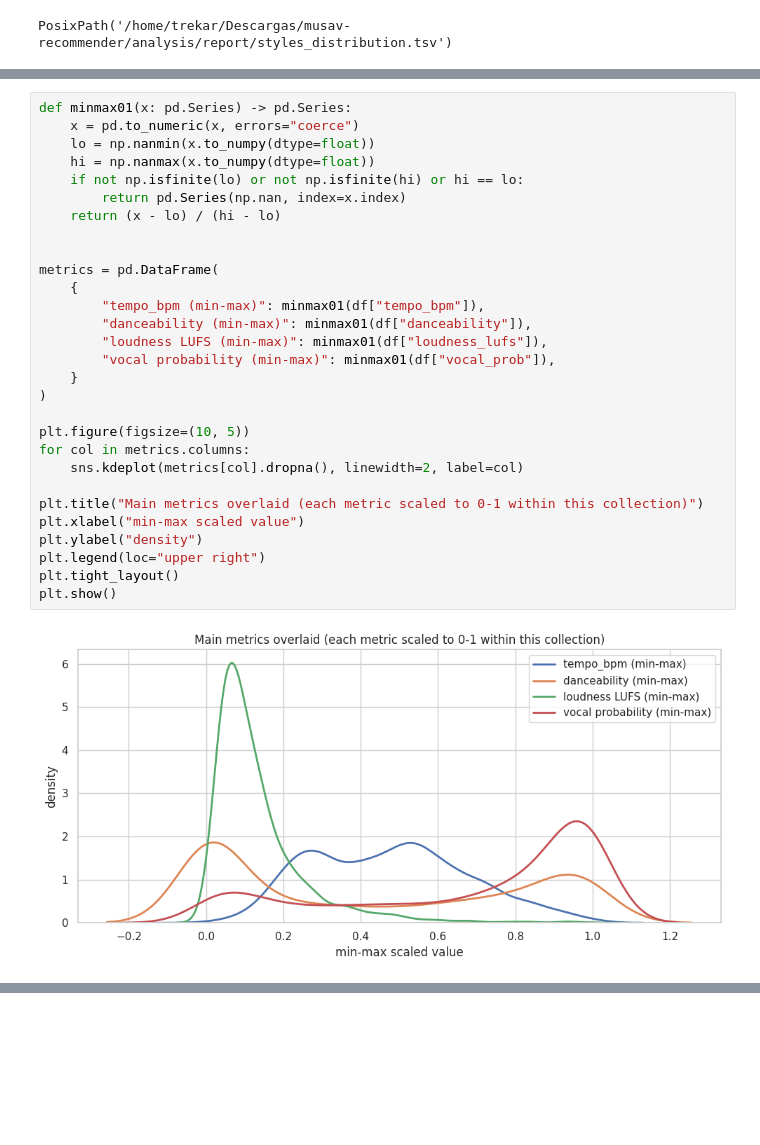
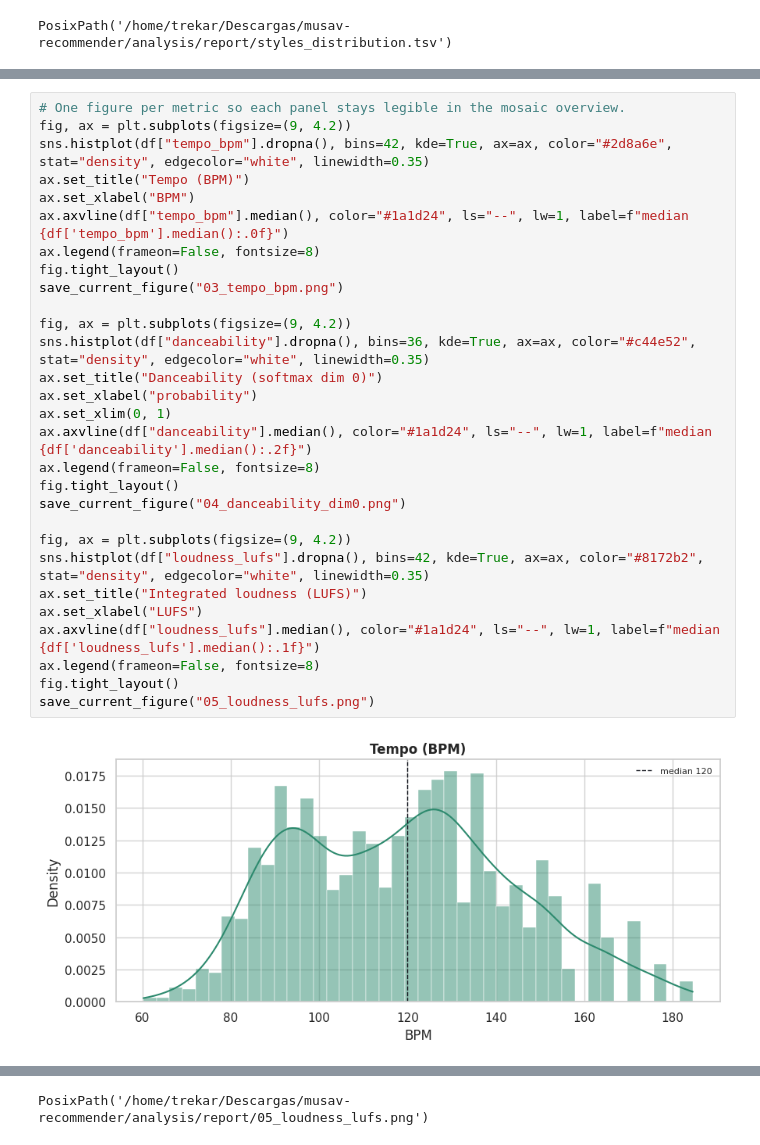
Before and after one commit to trekar99/musav-recommender, a Jupyter notebook: notebooks/music_collection_overview.ipynb, the cells around one changed output, grey strips where cells are left out. Drawn from its saved outputs; the diff is of its cells as text; blank space fills up the shorter version.

Commit message:
fix: notebook errors + descriptors file finished + streamlit UI upgrade

```diff
--- a/notebooks/music_collection_overview.ipynb
+++ b/notebooks/music_collection_overview.ipynb
@@ -220,31 +194,31 @@ agreement_pct
-# %%
-def minmax01(x: pd.Series) -> pd.Series:
-    x = pd.to_numeric(x, errors="coerce")
-    lo = np.nanmin(x.to_numpy(dtype=float))
-    hi = np.nanmax(x.to_numpy(dtype=float))
-    if not np.isfinite(lo) or not np.isfinite(hi) or hi == lo:
-        return pd.Series(np.nan, index=x.index)
-    return (x - lo) / (hi - lo)
-
-
-metrics = pd.DataFrame(
-    {
-        "tempo_bpm (min-max)": minmax01(df["tempo_bpm"]),
-        "danceability (min-max)": minmax01(df["danceability"]),
-        "loudness LUFS (min-max)": minmax01(df["loudness_lufs"]),
-        "vocal probability (min-max)": minmax01(df["vocal_prob"]),
-    }
-)
-
-plt.figure(figsize=(10, 5))
-for col in metrics.columns:
-    sns.kdeplot(metrics[col].dropna(), linewidth=2, label=col)
-
-plt.title("Main metrics overlaid (each metric scaled to 0-1 within this collection)")
-plt.xlabel("min-max scaled value")
-plt.ylabel("density")
-plt.legend(loc="upper right")
-plt.tight_layout()
-plt.show()
-# %% [output]
-[figure, removed]
+# %%
+# One figure per metric so each panel stays legible in the mosaic overview.
+fig, ax = plt.subplots(figsize=(9, 4.2))
+sns.histplot(df["tempo_bpm"].dropna(), bins=42, kde=True, ax=ax, color="#2d8a6e", stat="density", edgecolor="white", linewidth=0.35)
+ax.set_title("Tempo (BPM)")
+ax.set_xlabel("BPM")
+ax.axvline(df["tempo_bpm"].median(), color="#1a1d24", ls="--", lw=1, label=f"median {df['tempo_bpm'].median():.0f}")
+ax.legend(frameon=False, fontsize=8)
+fig.tight_layout()
+save_current_figure("03_tempo_bpm.png")
+
+fig, ax = plt.subplots(figsize=(9, 4.2))
+sns.histplot(df["danceability"].dropna(), bins=36, kde=True, ax=ax, color="#c44e52", stat="density", edgecolor="white", linewidth=0.35)
+ax.set_title("Danceability (softmax dim 0)")
+ax.set_xlabel("probability")
+ax.set_xlim(0, 1)
+ax.axvline(df["danceability"].median(), color="#1a1d24", ls="--", lw=1, label=f"median {df['danceability'].median():.2f}")
+ax.legend(frameon=False, fontsize=8)
+fig.tight_layout()
+save_current_figure("04_danceability_dim0.png")
+
+fig, ax = plt.subplots(figsize=(9, 4.2))
+sns.histplot(df["loudness_lufs"].dropna(), bins=42, kde=True, ax=ax, color="#8172b2", stat="density", edgecolor="white", linewidth=0.35)
+ax.set_title("Integrated loudness (LUFS)")
+ax.set_xlabel("LUFS")
+ax.axvline(df["loudness_lufs"].median(), color="#1a1d24", ls="--", lw=1, label=f"median {df['loudness_lufs'].median():.1f}")
+ax.legend(frameon=False, fontsize=8)
+fig.tight_layout()
+save_current_figure("05_loudness_lufs.png")
+# %% [output]
+[figure, added]
@@ -250,0 +227 @@ plt.show()
+PosixPath('/home/trekar/Descargas/musav-recommender/analysis/report/05_loudness_lufs.png')
```
Also changed, not shown: parts of 16 cells of this notebook, 55 other files.
